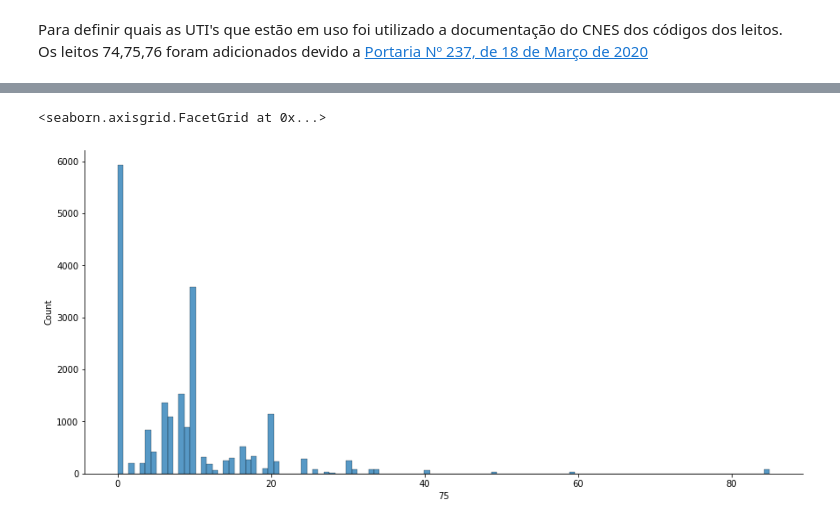
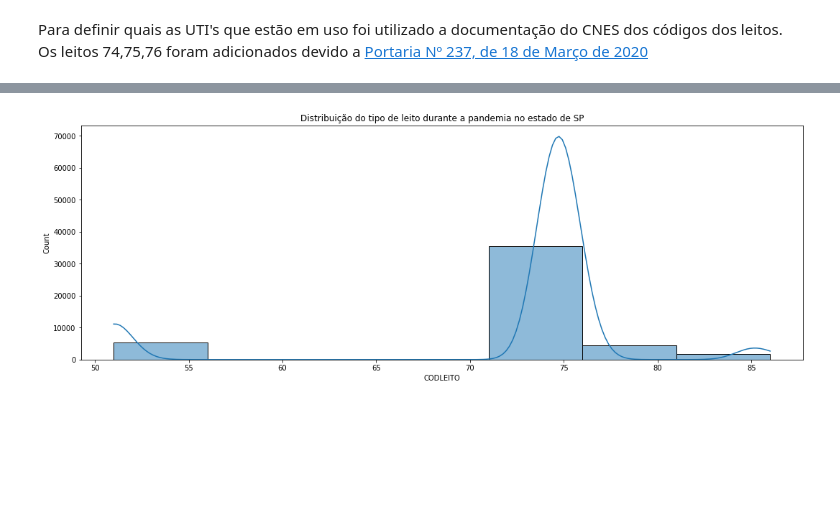
Before and after one commit to vribeir0/Leitos-CNES-DataSUS, a Jupyter notebook: Leitos CNES.ipynb, the cells around one changed output, grey strips where cells are left out. Drawn from its saved outputs; the diff is of its cells as text; code cells hidden in the pictures; blank space fills up the shorter version.

Commit message:
Criação de visualizações e organização dos dados

```diff
--- a/Leitos CNES.ipynb
+++ b/Leitos CNES.ipynb
@@ -16,10 +16,11 @@ df = pd.concat(dfs, axis=0, ignore_index=True)
 # %%
 keep_columns = ['CNES', 'CODLEITO','QT_SUS','COMPETEN']
 drop_columns = [column for column in list(df.columns) if column not in keep_columns]
-df.drop(drop_columns, axis=1, inplace= True)
-df['COMPETEN'] = df['COMPETEN'].apply(str)
-df['Mes'] = df['COMPETEN'].str[-2:]
-df['Ano'] = df['COMPETEN'].str[:-2]
+df.drop(drop_columns, axis=1, inplace = True)
+# %%
+df['COMPETEN'] = df['COMPETEN'].apply(str)
+df['MONTH'] = df['COMPETEN'].str[-2:]
+df['YEAR'] = df['COMPETEN'].str[:-2]
 # %% [markdown]
 Para definir quais as UTI's que estão em uso foi utilizado a documentação do CNES dos códigos dos leitos.<br>
 Os leitos 74,75,76 foram adicionados devido a [Portaria Nº 237, de 18 de Março de 2020](https://www.in.gov.br/web/dou/-/portaria-n-237-de-18-de-marco-de-2020-*-251908477)
@@ -27,6 +28,3 @@ Os leitos 74,75,76 foram adicionados devido a [Portaria Nº 237, de 18 de Março
 icu_beds_type = [51,52,74,75,76,85,86]
 df = df[df['CODLEITO'].isin(icu_beds_type)]
 df.reset_index(inplace=True)
-df =  df.pivot_table('QT_SUS',['CNES', 'COMPETEN','Mes','Ano'],'CODLEITO')
-df.reset_index(inplace=True)
-df.fillna(0)
@@ -45,7 +31,6 @@ df.describe()
-# %%
-ax = sns.displot(df[75], kde=False)
-ax.figure.set_size_inches(14,6)
-ax
-# %% [output]
-<seaborn.axisgrid.FacetGrid at 0x...>
-[figure, removed]
+# %%
+ax = sns.histplot(data=df, x="CODLEITO", kde=True, bins=7)
+ax.set_title("Distribuição do tipo de leito durante a pandemia no estado de SP")
+ax.figure.set_size_inches(18,6)
+# %% [output]
+[figure, added]
```
Also changed, not shown: parts of 9 cells of this notebook.
